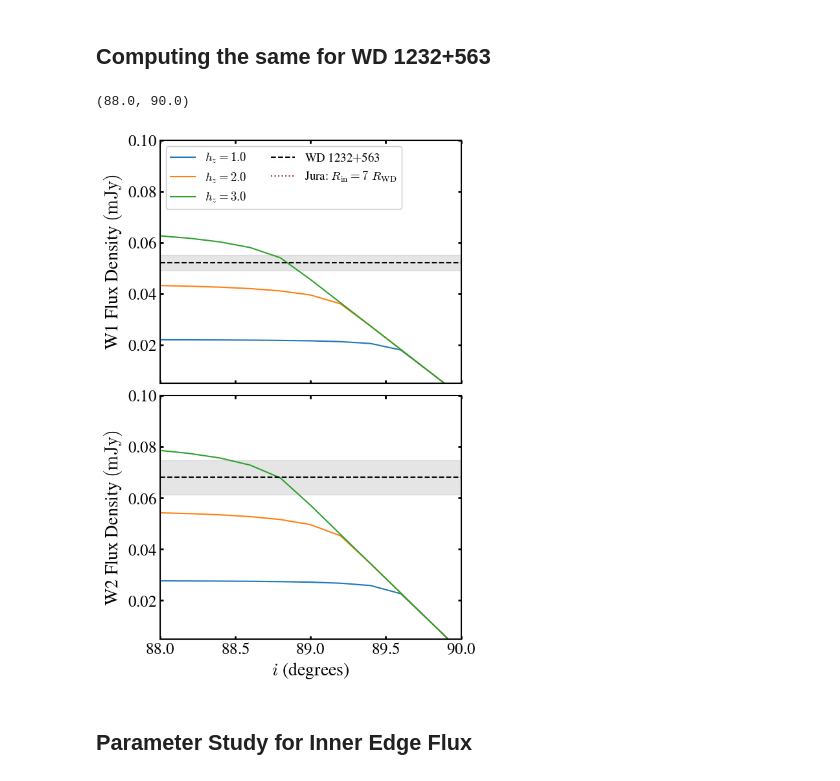
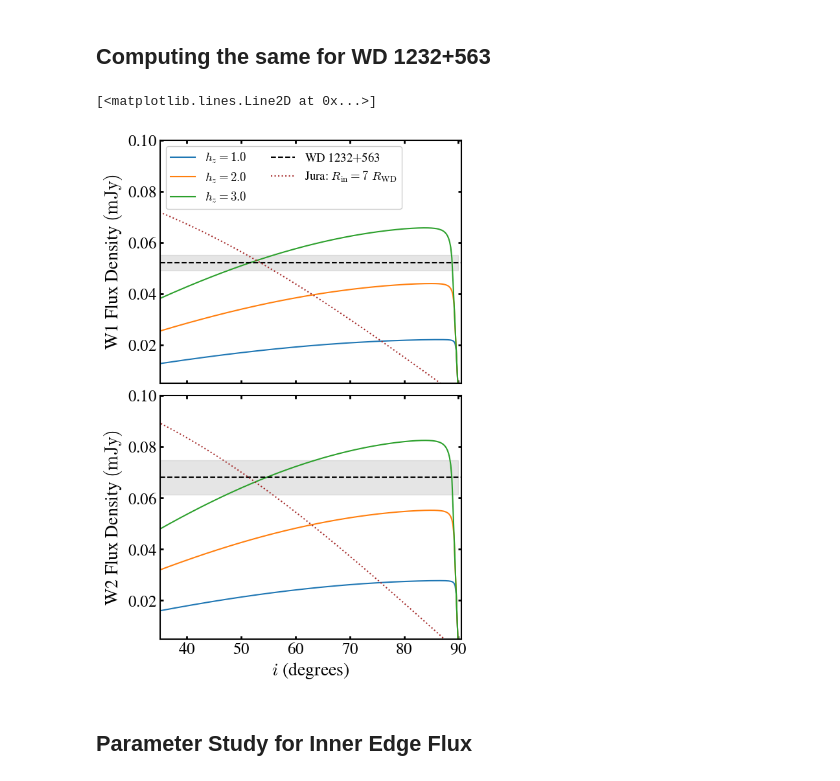
Before and after one commit to Soumin1908/wd_thick_disk_models, a Jupyter notebook: near_infrared_emission.ipynb, the cells around one changed output. Drawn from its saved outputs; the diff is of its cells as text; code cells hidden in the pictures.

```diff
--- a/near_infrared_emission.ipynb
+++ b/near_infrared_emission.ipynb
@@ -373,38 +373,35 @@ ax1.set_ylabel(r'W1 Flux Density $\rm (mJy)$', fontsize = 20)
 
 ax1.fill_between(thetas, wise11145_value-wise11145_err, wise11145_value+wise11145_err, color='gray', alpha=0.2)
 
 ax1.plot(thetas, fluxes_theta_vary_jura, linestyle = ':', c='brown', label=r'Jura: $R_{\rm in}=7~R_{\rm WD}$')
 
 ax1.legend(fontsize = 13.5, ncols = 2, framealpha = 1, loc = 'upper left')
 
 # The WISE W2 Flux of WD 1232+563
 wise21145_value = 0.068
 wise21145_err = 0.0066
 
 ax2.plot(thetas, fluxes_Theta_vary_inner_rim_w2[0,:], label = r'$h_z=1.0$')
 ax2.plot(thetas, fluxes_Theta_vary_inner_rim_w2[1,:], label = r'$h_z=2.0$')
 ax2.plot(thetas, fluxes_Theta_vary_inner_rim_w2[2,:], label = r'$h_z=3.0$')
 ax2.axhline(wise21145_value, c='k', linestyle = '--', label = r'WD 1145$+$017')
 ax2.set_xlim(35, 90.5)
 ax2.set_ylim(0.005,0.1)
 
 ax2.tick_params(axis='x', which='both',direction='in',top=True,right=True,labelsize=18, width=2)
 ax2.tick_params(axis='y', which='both',direction='in',top=True,right=True,labelsize=18, width=2)
 
 ax2.set_ylabel(r'W2 Flux Density $\rm (mJy)$', fontsize = 20)
 ax2.set_xlabel(r'$i$ (degrees)', fontsize = 20)
 
 ax2.fill_between(thetas, wise21145_value-wise21145_err, wise21145_value+wise21145_err, color='gray', alpha=0.2)
 
 ax2.plot(thetas, fluxes_theta_vary_jura_w2, linestyle = ':', c='brown')
 
-ax1.set_xlim(88, 90)
-ax2.set_xlim(88, 90)
-
 #plt.savefig('./inner_edge_flux_wd1232.png', bbox_inches='tight', dpi = 200)
 # %% [output]
-(88.0, 90.0)
+[<matplotlib.lines.Line2D at 0x...>]
-[figure, old version]
+[figure, new version]
 # %% [markdown]
 ## Parameter Study for Inner Edge Flux
 # %%
```
Also changed, not shown: parts of 6 cells of this notebook, 1 other file.
